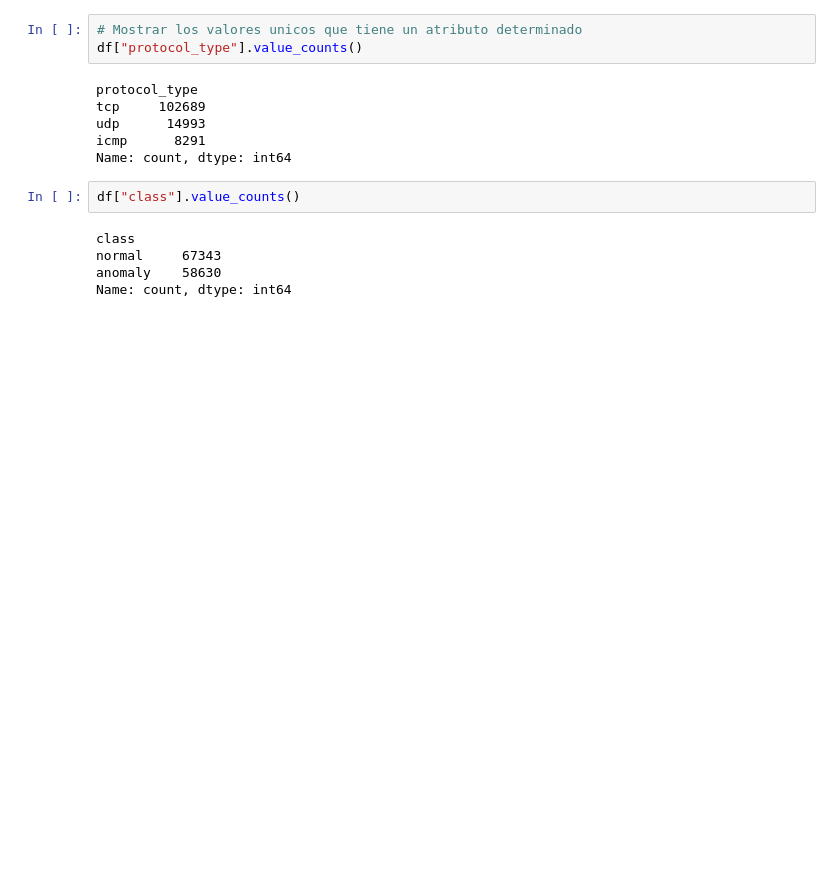
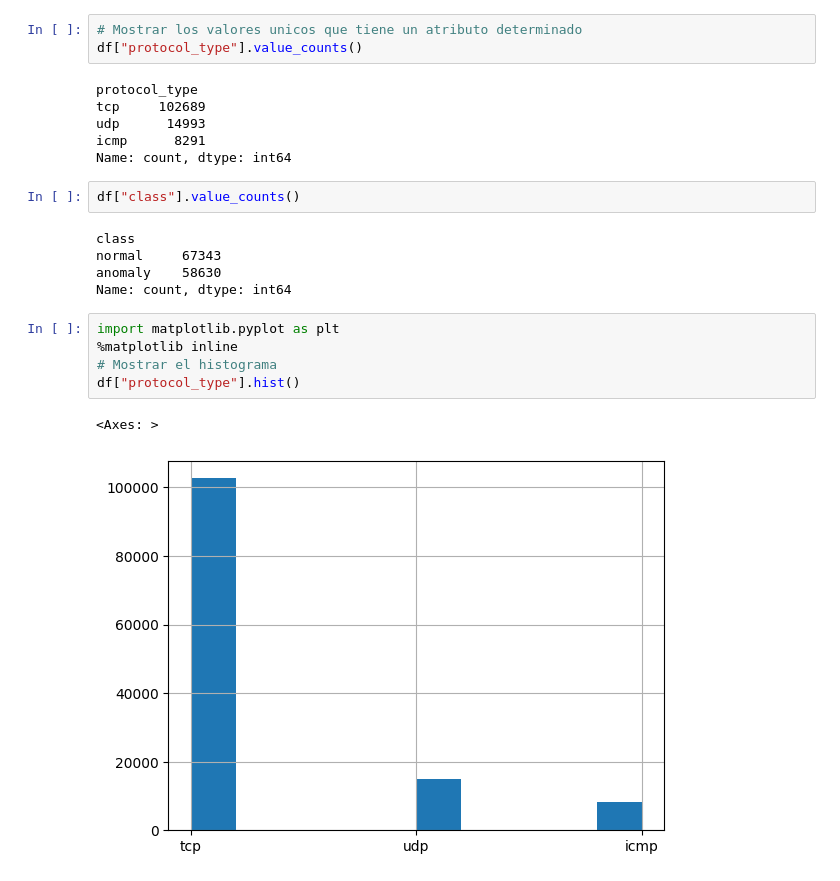
Before and after one commit to FRANCISCODANIEL03/Simulacion, a Jupyter notebook: 6.-Visualizacion_De_Datos.ipynb, the cells around one changed output. Cells and saved outputs as stored; diff of their text form; blank space fills up the shorter version.

```diff
--- a/6.-Visualizacion_De_Datos.ipynb
+++ b/6.-Visualizacion_De_Datos.ipynb
@@ -240,3 +240,11 @@ class
 normal     67343
 anomaly    58630
 Name: count, dtype: int64
+# %%
+import matplotlib.pyplot as plt
+%matplotlib inline
+# Mostrar el histograma
+df["protocol_type"].hist()
+# %% [output]
+<Axes: >
+[figure, added]
```
Also changed, not shown: parts of 1 cell of this notebook.
